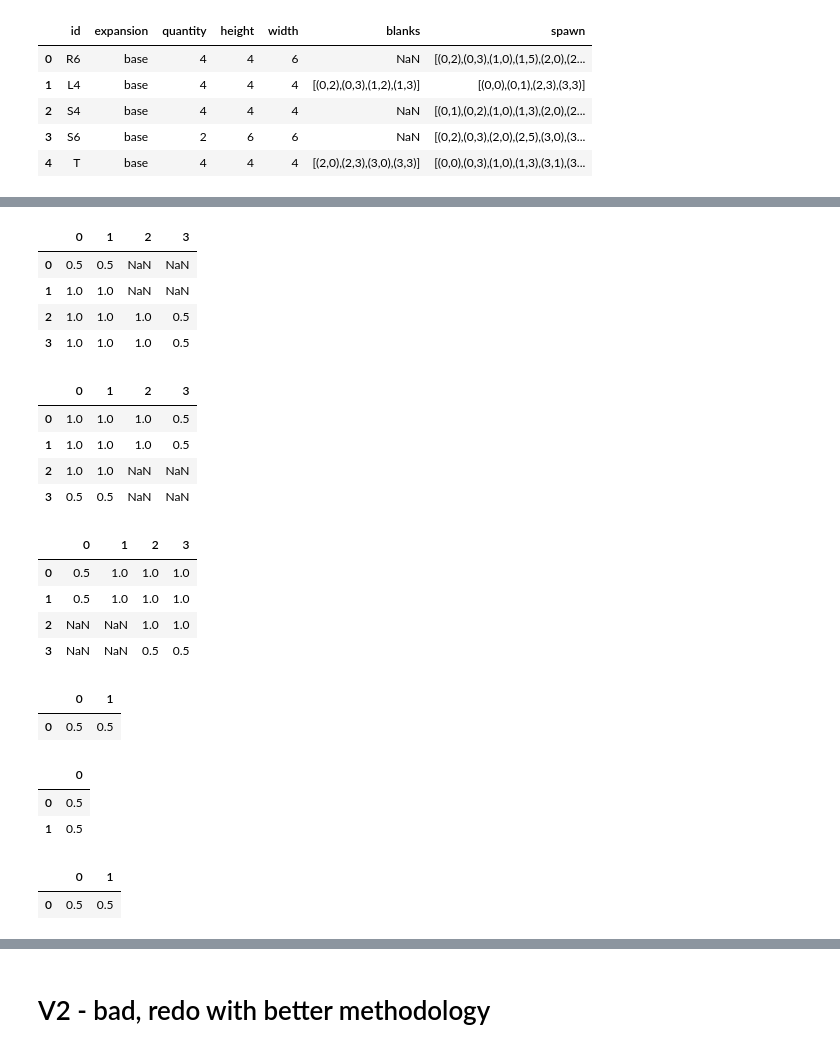
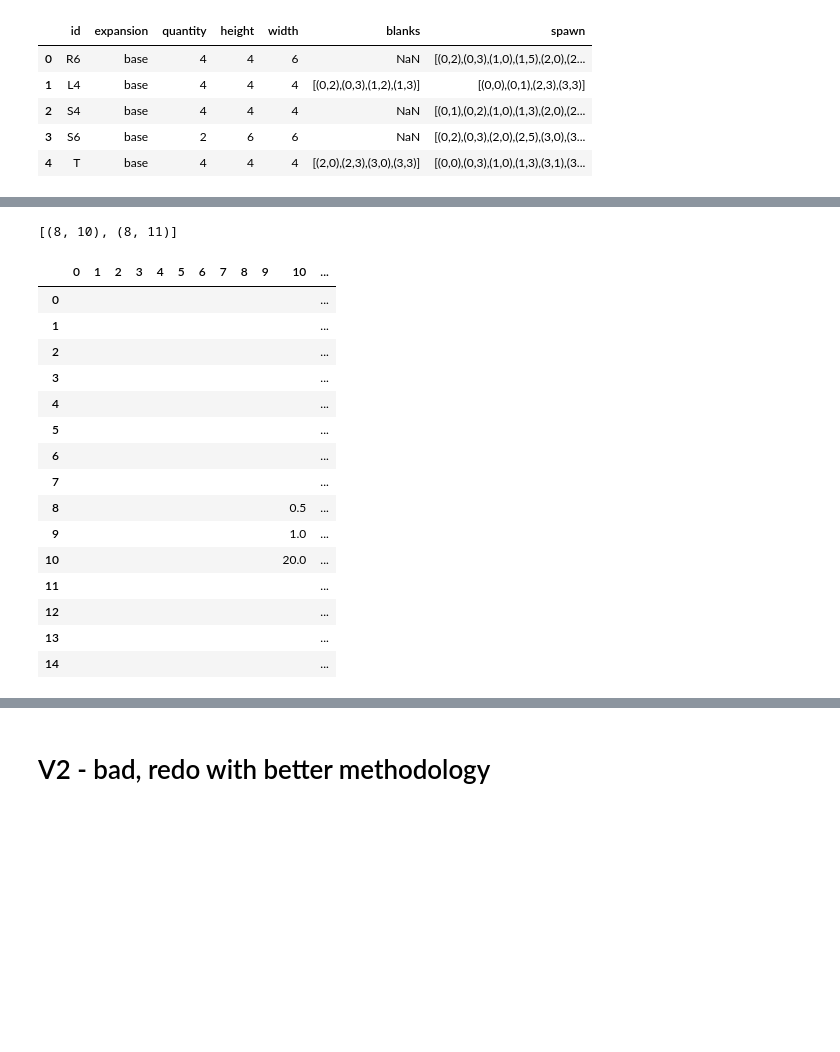
Before and after one commit to KevinCarr42/Descent_AI, a Jupyter notebook: DescentMapGenerator.ipynb, the cells around one changed output, grey strips where cells are left out. Saved outputs shown, nothing was run; the diff lists cells and outputs as text; code cells hidden in the pictures; blank space fills up the shorter version.

Commit message:
working on main class, still need procedural map generator and plotting method

```diff
--- a/DescentMapGenerator.ipynb
+++ b/DescentMapGenerator.ipynb
@@ -261,7 +254,0 @@ print(m.quest_monsters + [m.quest_boss])
-# %%
-for name, tile in mt.unused_tiles.items():
-    if 'Dragon' in name:
-        print(name)
-        display(tile)
-        print('\n')
-        dude_to_rotate = name
@@ -274,8 +254,0 @@ Dragon Boss 1
-# %%
-mt.rotate_tile(dude_to_rotate)
-
-for name, tile in mt.unused_tiles.items():
-    if 'Dragon' in name:
-        print(name)
-        display(tile)
-        print('\n')
@@ -651,38 +405,24 @@ t.combined_map.head()
-# %%
-tname = 'L4_1'
-t.show_tile(tname)
-t.rotate_tile(tname)
-t.show_tile(tname)
-t.rotate_tile(tname)
-t.show_tile(tname)
-# %% [output]
-|  | 0 | 1 | 2 | 3 |
-| 0 | 0.5 | 0.5 | NaN | NaN |
-| 1 | 1.0 | 1.0 | NaN | NaN |
-| 2 | 1.0 | 1.0 | 1.0 | 0.5 |
-| 3 | 1.0 | 1.0 | 1.0 | 0.5 |
-|  | 0 | 1 | 2 | 3 |
-| 0 | 1.0 | 1.0 | 1.0 | 0.5 |
-| 1 | 1.0 | 1.0 | 1.0 | 0.5 |
-| 2 | 1.0 | 1.0 | NaN | NaN |
-| 3 | 0.5 | 0.5 | NaN | NaN |
-|  | 0 | 1 | 2 | 3 |
-| 0 | 0.5 | 1.0 | 1.0 | 1.0 |
-| 1 | 0.5 | 1.0 | 1.0 | 1.0 |
-| 2 | NaN | NaN | 1.0 | 1.0 |
-| 3 | NaN | NaN | 0.5 | 0.5 |
-# %%
-tname = 'Cap_1'
-t.show_tile(tname)
-t.rotate_tile(tname)
-t.show_tile(tname)
-t.rotate_tile(tname)
-t.show_tile(tname)
-# %% [output]
-|  | 0 | 1 |
-| 0 | 0.5 | 0.5 |
-|  | 0 |
-| 0 | 0.5 |
-| 1 | 0.5 |
-|  | 0 | 1 |
-| 0 | 0.5 | 0.5 |
+# %%
+main = DescentMap()
+main.spawn_points
+# %% [output]
+[(8, 10), (8, 11)]
+# %%
+main.combined_map
+# %% [output]
+|  | 0 | 1 | 2 | 3 | 4 | 5 | 6 | 7 | 8 | 9 | 10 | ... |
+| 0 |  |  |  |  |  |  |  |  |  |  |  | ... |
+| 1 |  |  |  |  |  |  |  |  |  |  |  | ... |
+| 2 |  |  |  |  |  |  |  |  |  |  |  | ... |
+| 3 |  |  |  |  |  |  |  |  |  |  |  | ... |
+| 4 |  |  |  |  |  |  |  |  |  |  |  | ... |
+| 5 |  |  |  |  |  |  |  |  |  |  |  | ... |
+| 6 |  |  |  |  |  |  |  |  |  |  |  | ... |
+| 7 |  |  |  |  |  |  |  |  |  |  |  | ... |
+| 8 |  |  |  |  |  |  |  |  |  |  | 0.5 | ... |
+| 9 |  |  |  |  |  |  |  |  |  |  | 1.0 | ... |
+| 10 |  |  |  |  |  |  |  |  |  |  | 20.0 | ... |
+| 11 |  |  |  |  |  |  |  |  |  |  |  | ... |
+| 12 |  |  |  |  |  |  |  |  |  |  |  | ... |
+| 13 |  |  |  |  |  |  |  |  |  |  |  | ... |
+| 14 |  |  |  |  |  |  |  |  |  |  |  | ... |
```
Also changed, not shown: parts of 11 cells of this notebook.
